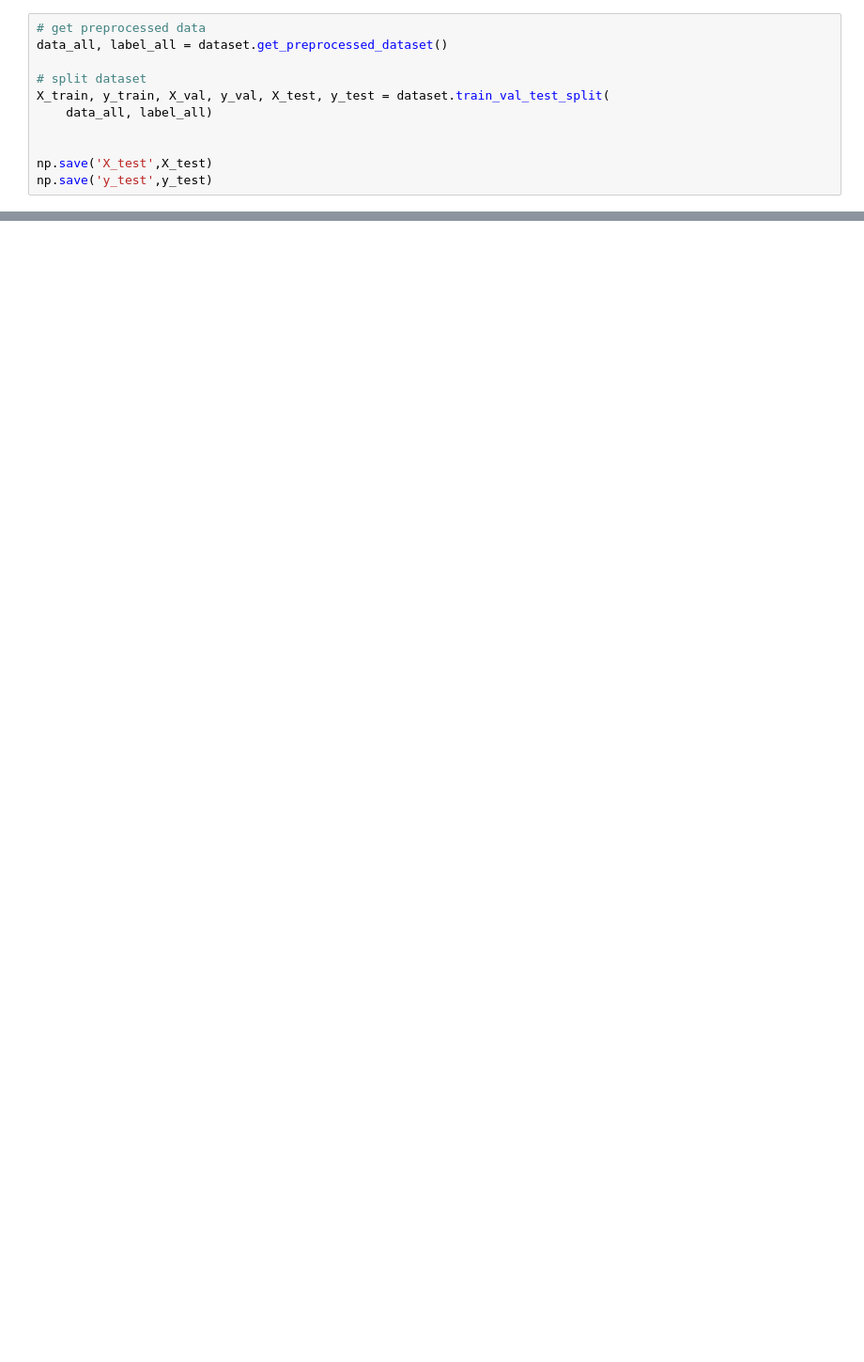
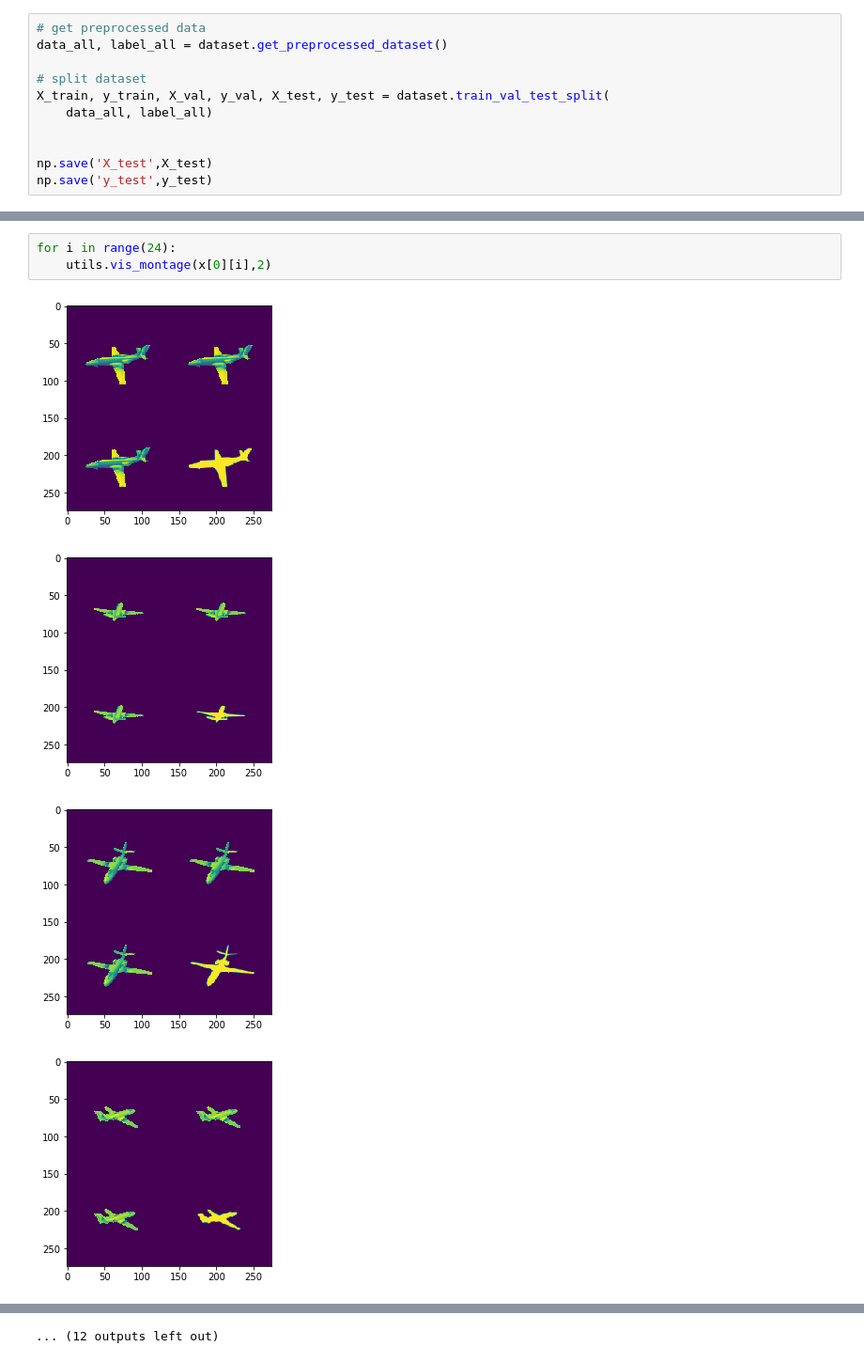
Before and after one commit to micmelesse/3D-reconstruction-with-Neural-Networks, a Jupyter notebook: experiments.ipynb, the cells around one changed output, grey strips where cells are left out. Shown at 94% size. Drawn from its saved outputs; the diff is of its cells as text; blank space fills up the shorter version.

```diff
--- a/experiments.ipynb
+++ b/experiments.ipynb
@@ -60,0 +52,8 @@ misc op
+# %%
+for i in range(24):
+    utils.vis_montage(x[0][i],2)
+# %% [output]
+[figure, added]
+[figure, added]
+[figure, added]
+[figure, added]
@@ -61 +68,2 @@ misc op
+... (12 outputs left out)
 # %%
```
Also changed, not shown: parts of 5 cells of this notebook, 2 other files.
